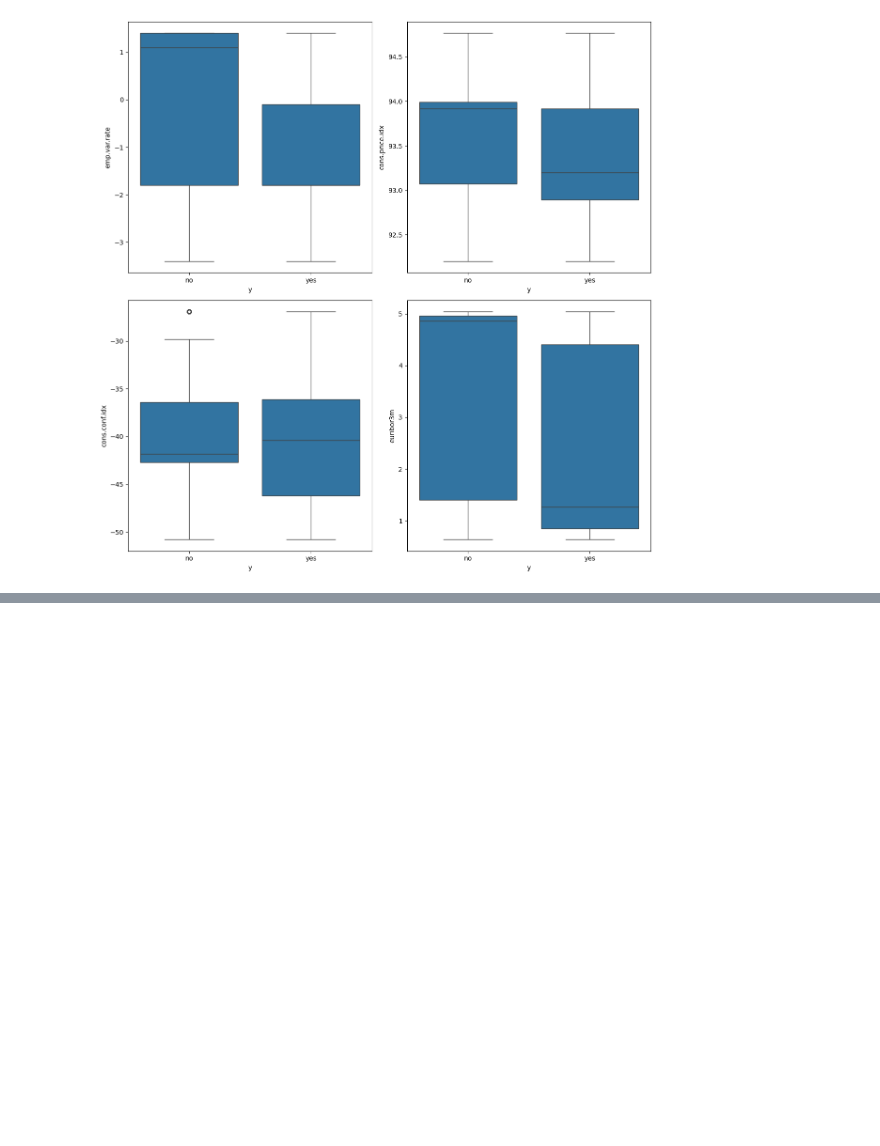
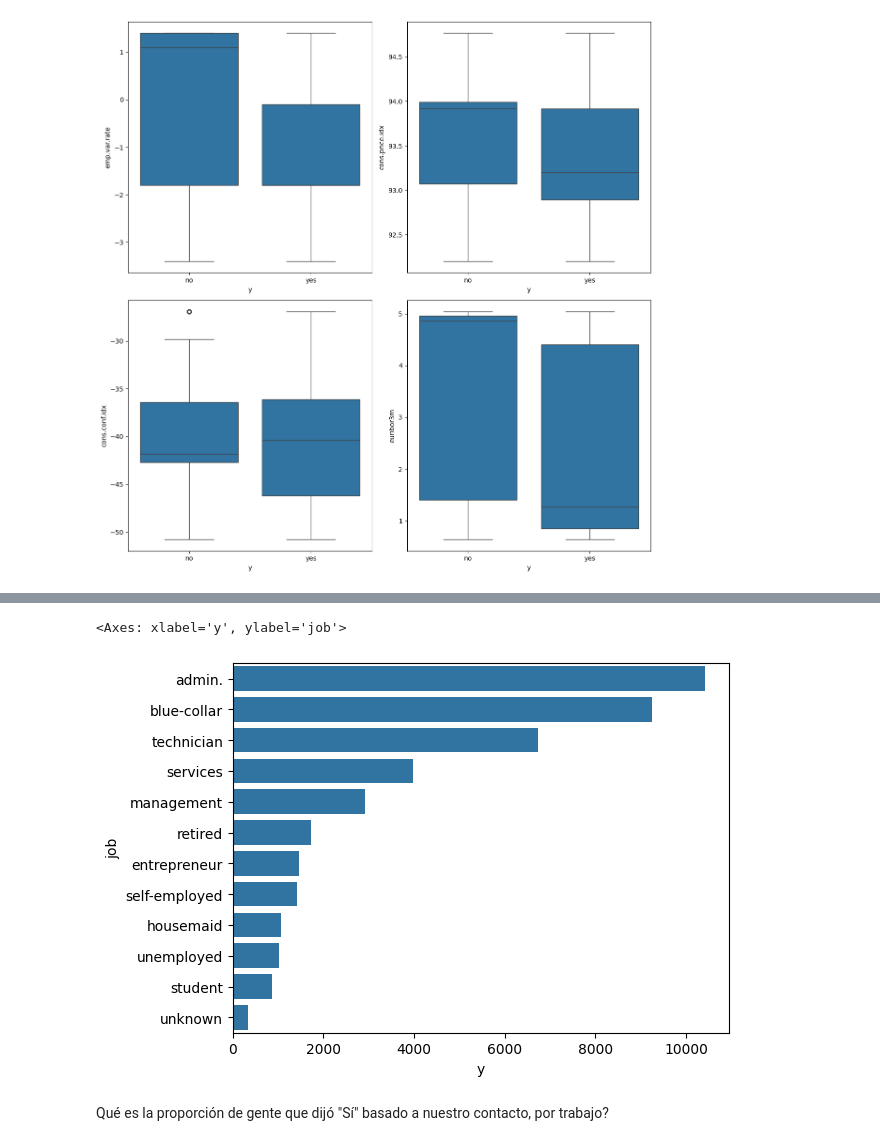
Before and after one commit to diegodelarubia/Trabajo_Final_Master-TFM-, a Jupyter notebook: analysis/analysis_tfm_leoBetancourt.ipynb, the cells around one changed output, grey strips where cells are left out. Saved outputs shown, nothing was run; the diff lists cells and outputs as text; code cells hidden in the pictures; blank space fills up the shorter version.

```diff
--- a/analysis/analysis_tfm_leoBetancourt.ipynb
+++ b/analysis/analysis_tfm_leoBetancourt.ipynb
@@ -400,0 +438,17 @@ plt.tight_layout()
+# %%
+bank_info.groupby('job')['y'].count()
+
+# bank_info.groupby('job')['y'].value_counts(normalize= True).round(2).reset_index().pivot(index= 'job', columns = 'y', values = 'proportion')
+
+sns.barplot(
+    bank_info.groupby('job')['y'].count().reset_index().sort_values(by = 'y', ascending= False),
+    x = 'y',
+    y = 'job'
+)
+
+# euribor3m
+# %% [output]
+<Axes: xlabel='y', ylabel='job'>
+[figure, added]
+# %% [markdown]
+Qué es la proporción de gente que dijó "Sí" basado a nuestro contacto, por trabajo?
```
Also changed, not shown: parts of 30 cells of this notebook, 2 other files.
